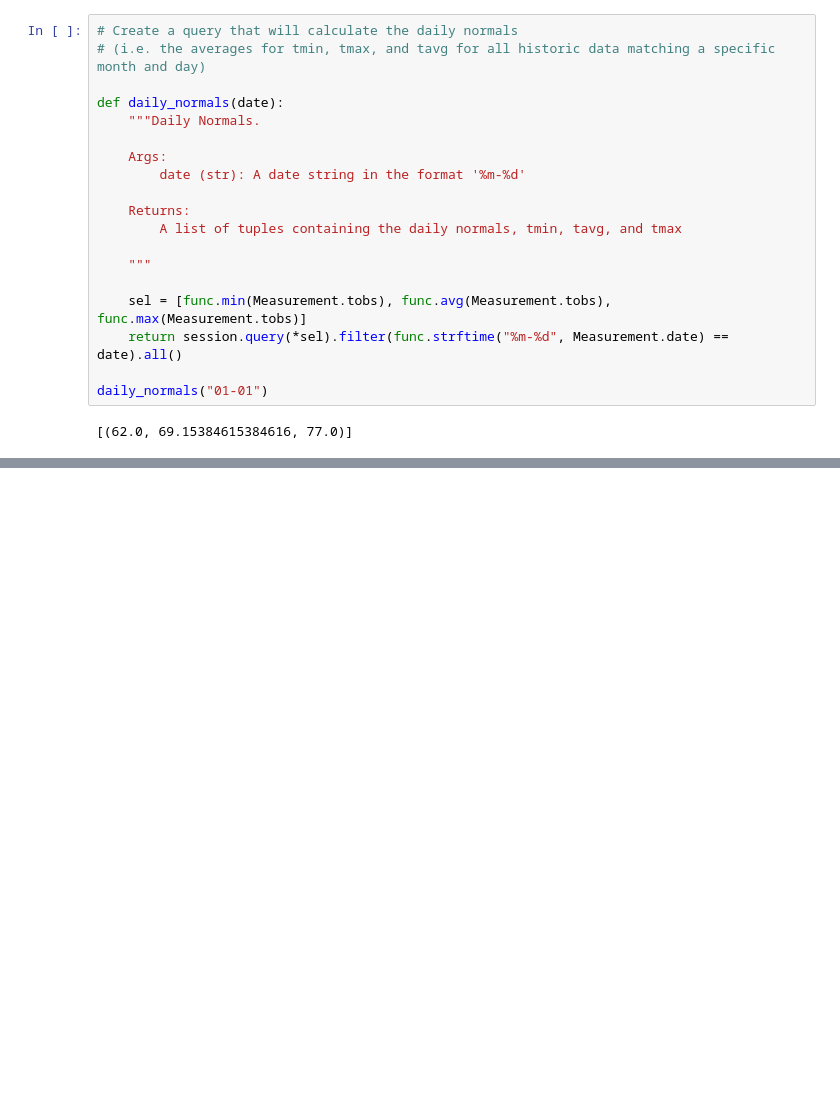
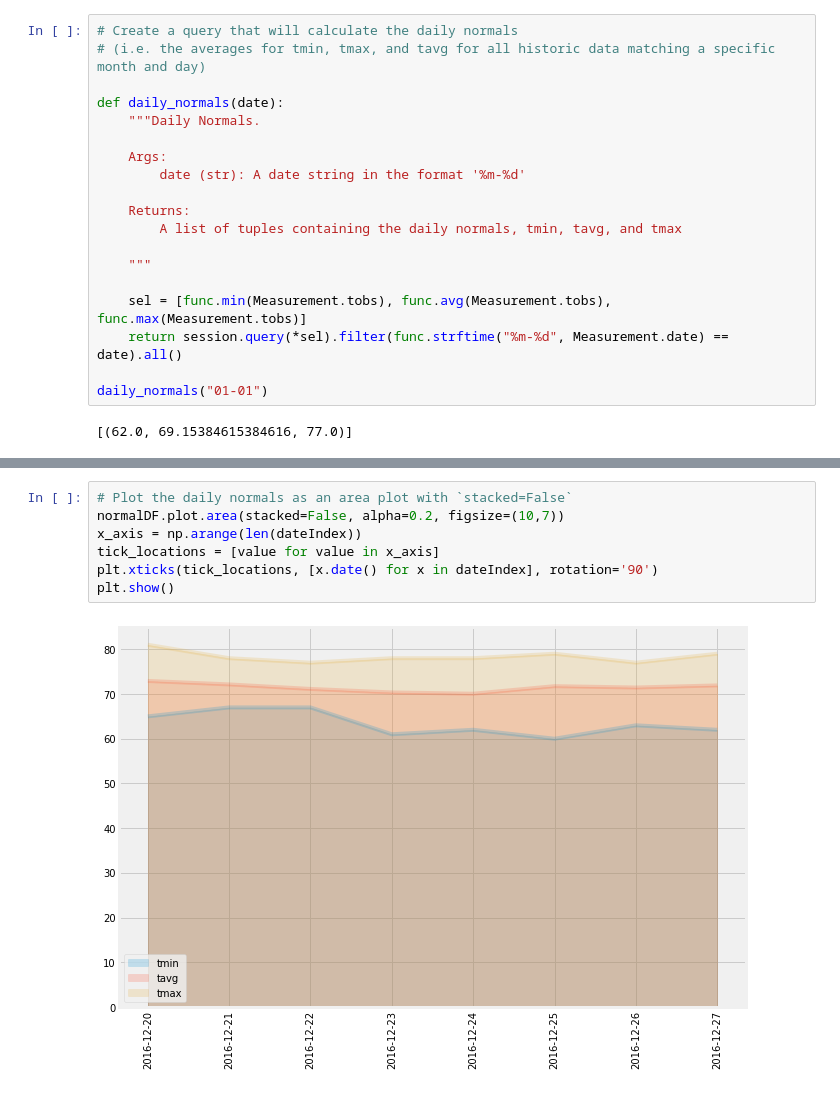
Before and after one commit to kaushiksamaddar/UTAUSTIN-DS-Assignments, a Jupyter notebook: Advanced_Data_Storage/Instructions/climate_starter.ipynb, the cells around one changed output, grey strips where cells are left out. Saved outputs shown, nothing was run; the diff lists cells and outputs as text; blank space fills up the shorter version.

```diff
--- a/Advanced_Data_Storage/Instructions/climate_starter.ipynb
+++ b/Advanced_Data_Storage/Instructions/climate_starter.ipynb
@@ -332,0 +357,9 @@ daily_normals("01-01")
+# %%
+# Plot the daily normals as an area plot with `stacked=False`
+normalDF.plot.area(stacked=False, alpha=0.2, figsize=(10,7))
+x_axis = np.arange(len(dateIndex))
+tick_locations = [value for value in x_axis]
+plt.xticks(tick_locations, [x.date() for x in dateIndex], rotation='90')
+plt.show()
+# %% [output]
+[figure, added]
```
Also changed, not shown: parts of 6 cells of this notebook.
